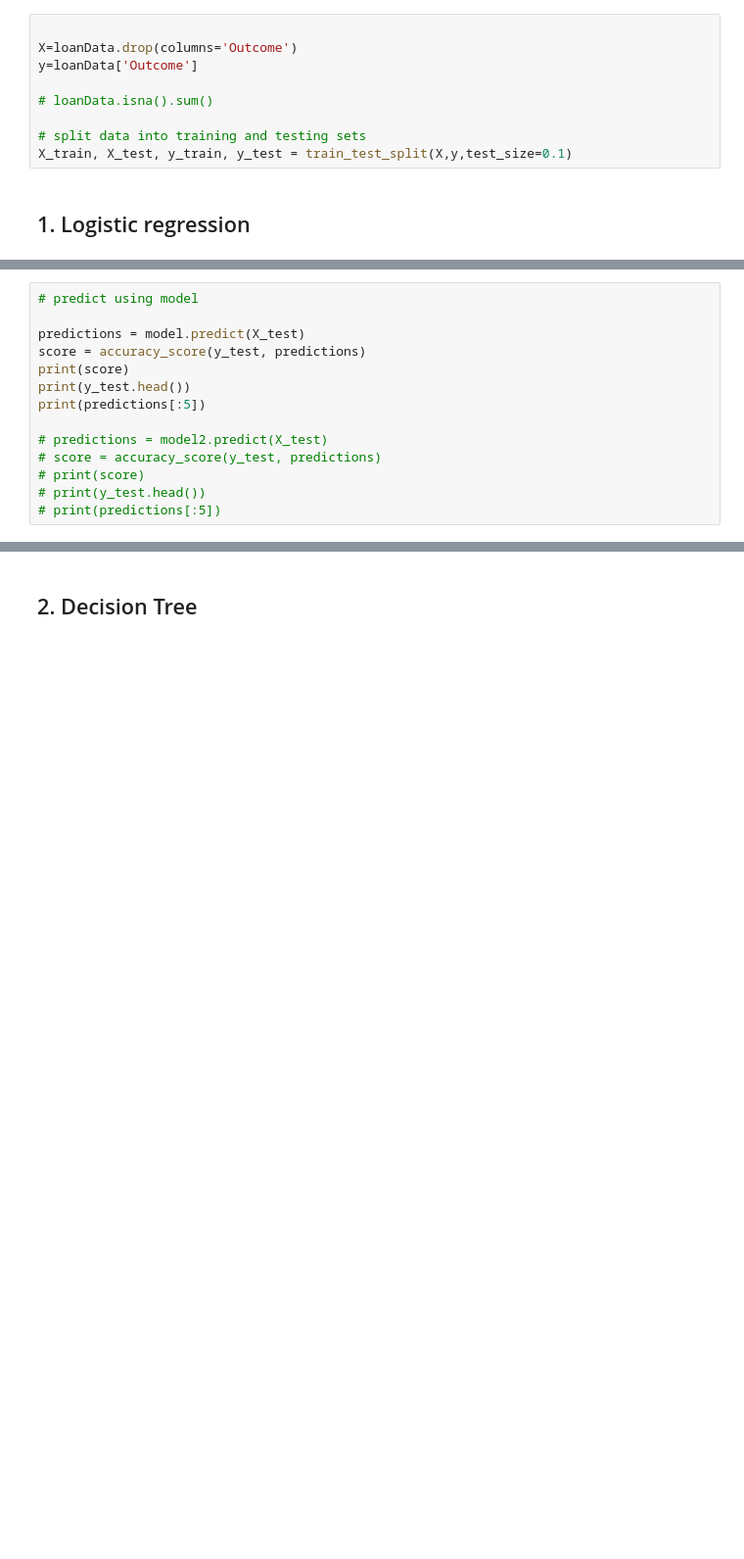
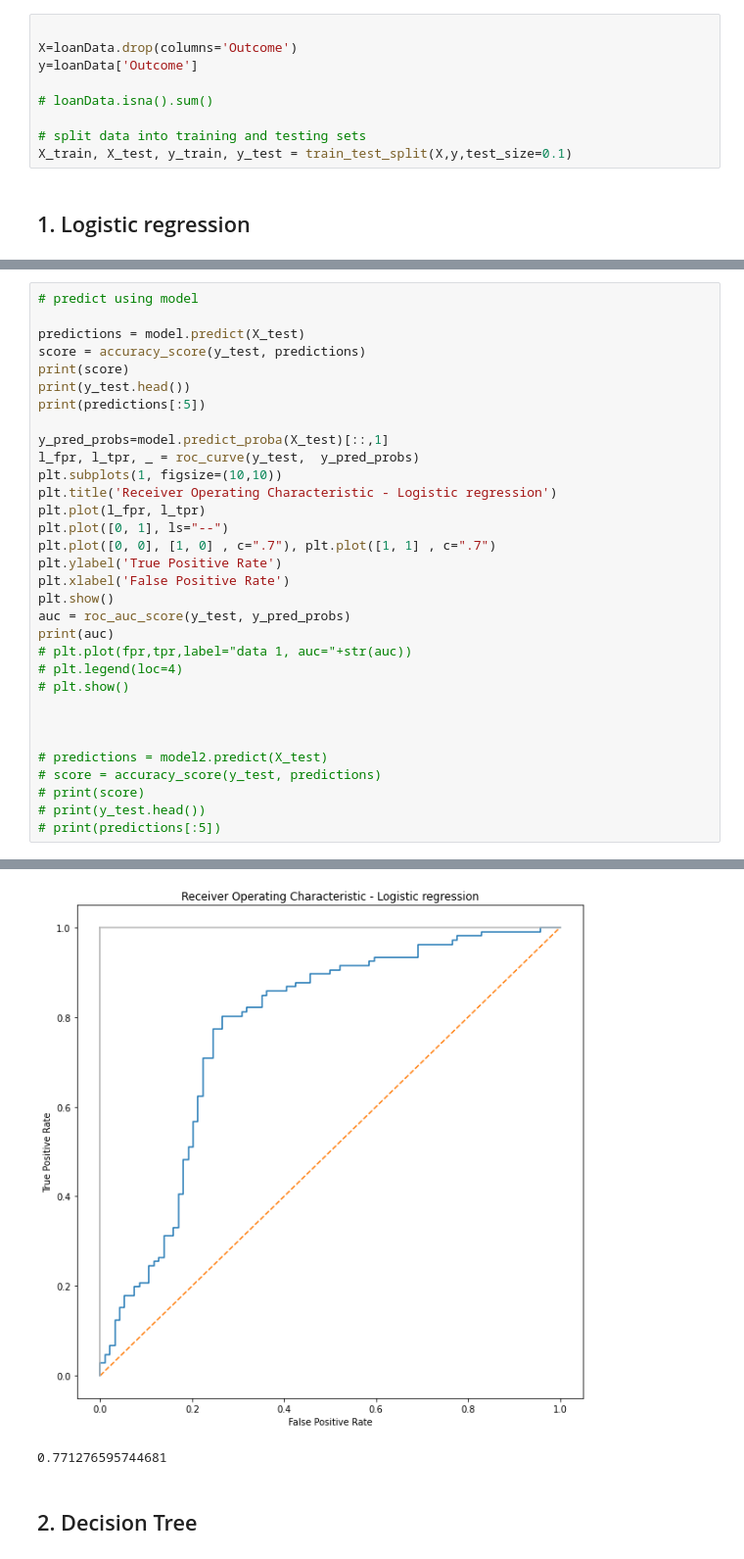
Before and after one commit to John-Ad/DTA-Assignment, a Jupyter notebook: dta_assignment/Assignment code.ipynb, the cells around one changed output, grey strips where cells are left out. Shown at 98% size. Cells and saved outputs as stored; diff of their text form; blank space fills up the shorter version.

```diff
--- a/dta_assignment/Assignment code.ipynb
+++ b/dta_assignment/Assignment code.ipynb
@@ -554,6 +557,24 @@ print(score)
 print(y_test.head())
 print(predictions[:5])
 
+y_pred_probs=model.predict_proba(X_test)[::,1]
+l_fpr, l_tpr, _ = roc_curve(y_test,  y_pred_probs)
+plt.subplots(1, figsize=(10,10))
+plt.title('Receiver Operating Characteristic - Logistic regression')
+plt.plot(l_fpr, l_tpr)
+plt.plot([0, 1], ls="--")
+plt.plot([0, 0], [1, 0] , c=".7"), plt.plot([1, 1] , c=".7")
+plt.ylabel('True Positive Rate')
+plt.xlabel('False Positive Rate')
+plt.show()
+auc = roc_auc_score(y_test, y_pred_probs)
+print(auc)
+# plt.plot(fpr,tpr,label="data 1, auc="+str(auc))
+# plt.legend(loc=4)
+# plt.show()
+
+
+
 # predictions = model2.predict(X_test)
 # score = accuracy_score(y_test, predictions)
 # print(score)
@@ -571,3 +592,5 @@ Name: Outcome, dtype: int64
+[figure, added]
+0.771276595744681
 # %% [markdown]
 ## 2. Decision Tree
 # %%
```
Also changed, not shown: parts of 13 cells of this notebook.
